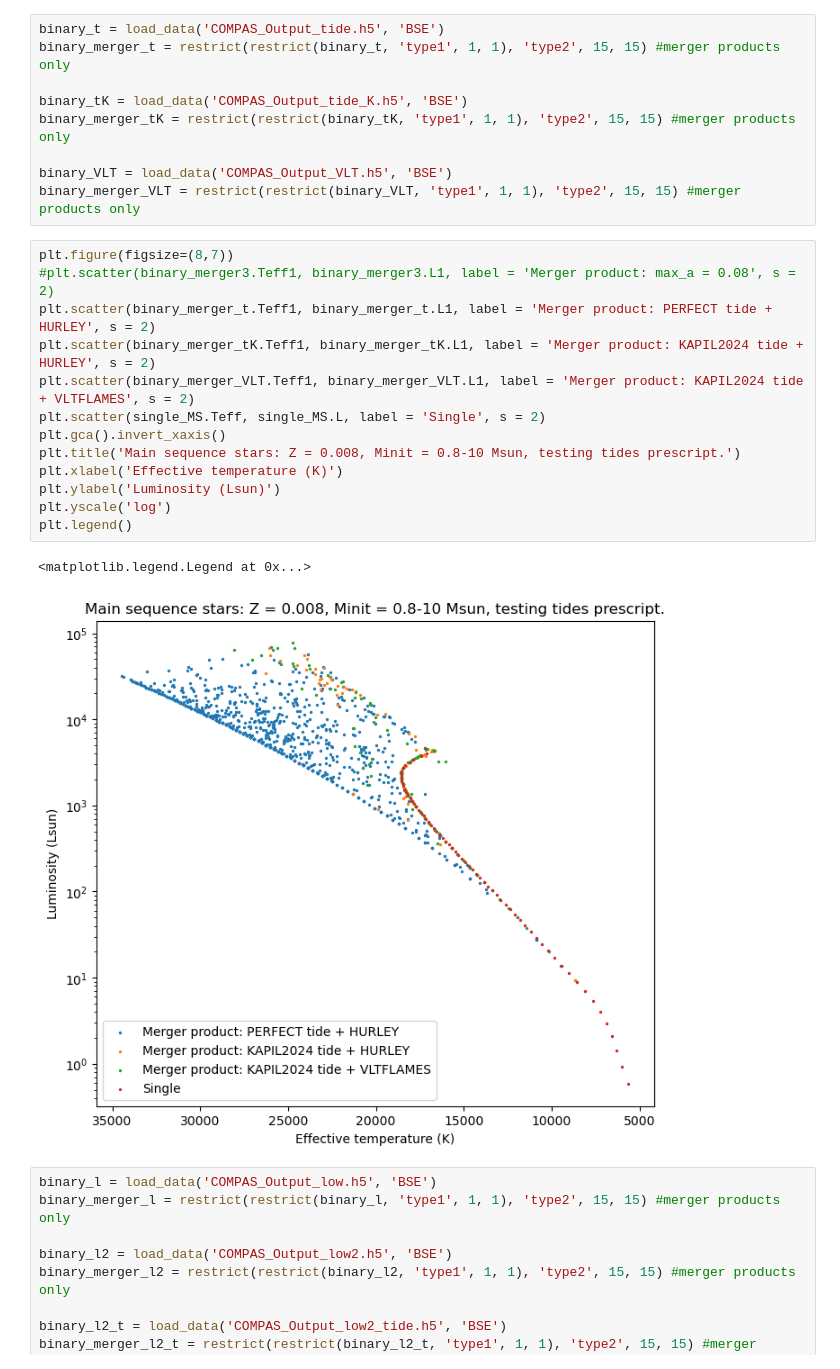
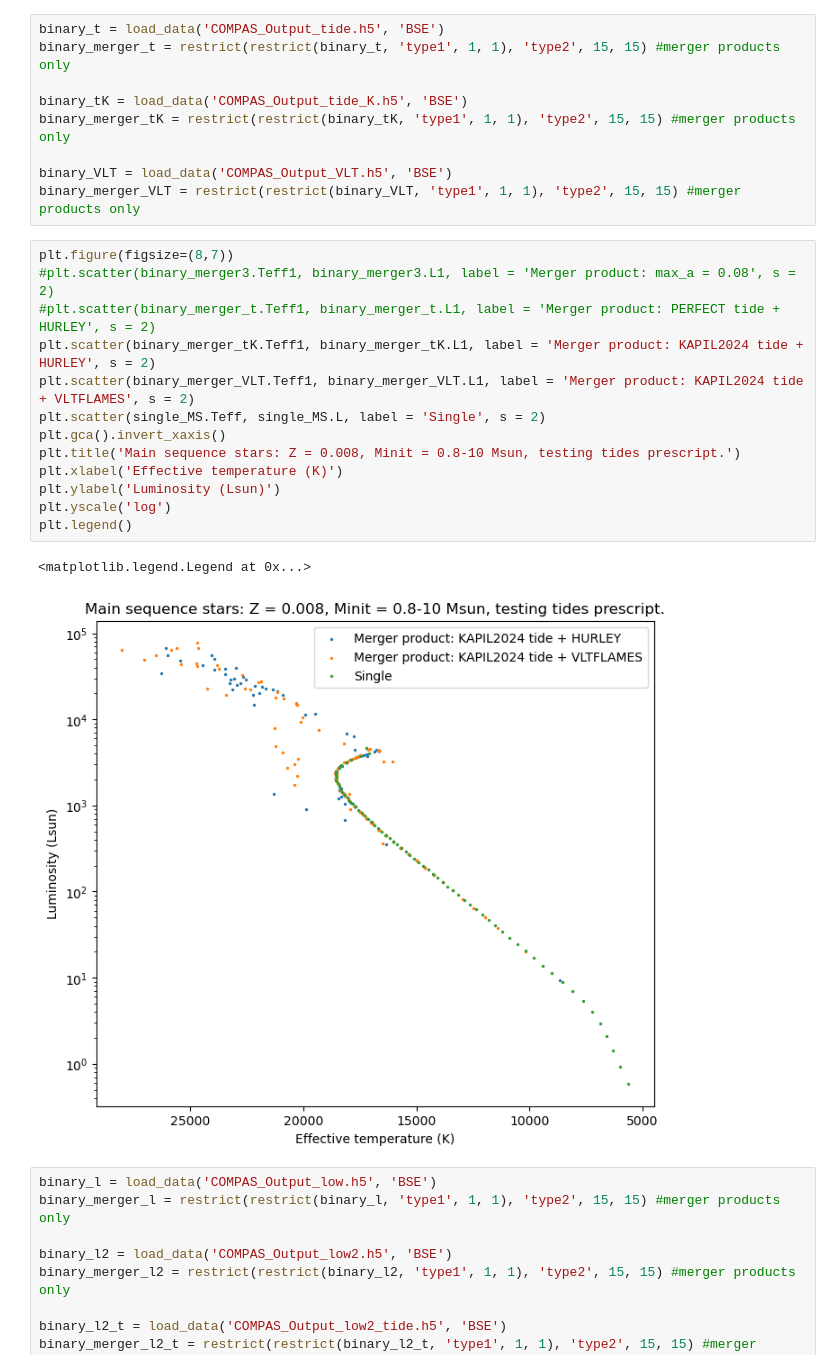
Before and after one commit to mkim0029/COMPAS, a Jupyter notebook: src/Corrected_plotting/read.ipynb, the cells around one changed output. Drawn from its saved outputs; the diff is of its cells as text.

```diff
--- a/src/Corrected_plotting/read.ipynb
+++ b/src/Corrected_plotting/read.ipynb
@@ -71,19 +71,19 @@ binary_merger_VLT = restrict(restrict(binary_VLT, 'type1', 1, 1), 'type2', 15, 1
 # %%
 plt.figure(figsize=(8,7))
 #plt.scatter(binary_merger3.Teff1, binary_merger3.L1, label = 'Merger product: max_a = 0.08', s = 2)
-plt.scatter(binary_merger_t.Teff1, binary_merger_t.L1, label = 'Merger product: PERFECT tide + HURLEY', s = 2)
+#plt.scatter(binary_merger_t.Teff1, binary_merger_t.L1, label = 'Merger product: PERFECT tide + HURLEY', s = 2)
 plt.scatter(binary_merger_tK.Teff1, binary_merger_tK.L1, label = 'Merger product: KAPIL2024 tide + HURLEY', s = 2)
 plt.scatter(binary_merger_VLT.Teff1, binary_merger_VLT.L1, label = 'Merger product: KAPIL2024 tide + VLTFLAMES', s = 2)
 plt.scatter(single_MS.Teff, single_MS.L, label = 'Single', s = 2)
 plt.gca().invert_xaxis()
 plt.title('Main sequence stars: Z = 0.008, Minit = 0.8-10 Msun, testing tides prescript.')
 plt.xlabel('Effective temperature (K)')
 plt.ylabel('Luminosity (Lsun)')
 plt.yscale('log')
 plt.legend()
 # %% [output]
 <matplotlib.legend.Legend at 0x...>
-[figure, old version]
+[figure, new version]
 # %%
 binary_l = load_data('COMPAS_Output_low.h5', 'BSE')
 binary_merger_l = restrict(restrict(binary_l, 'type1', 1, 1), 'type2', 15, 15) #merger products only
```
Also changed, not shown: parts of 6 cells of this notebook.
